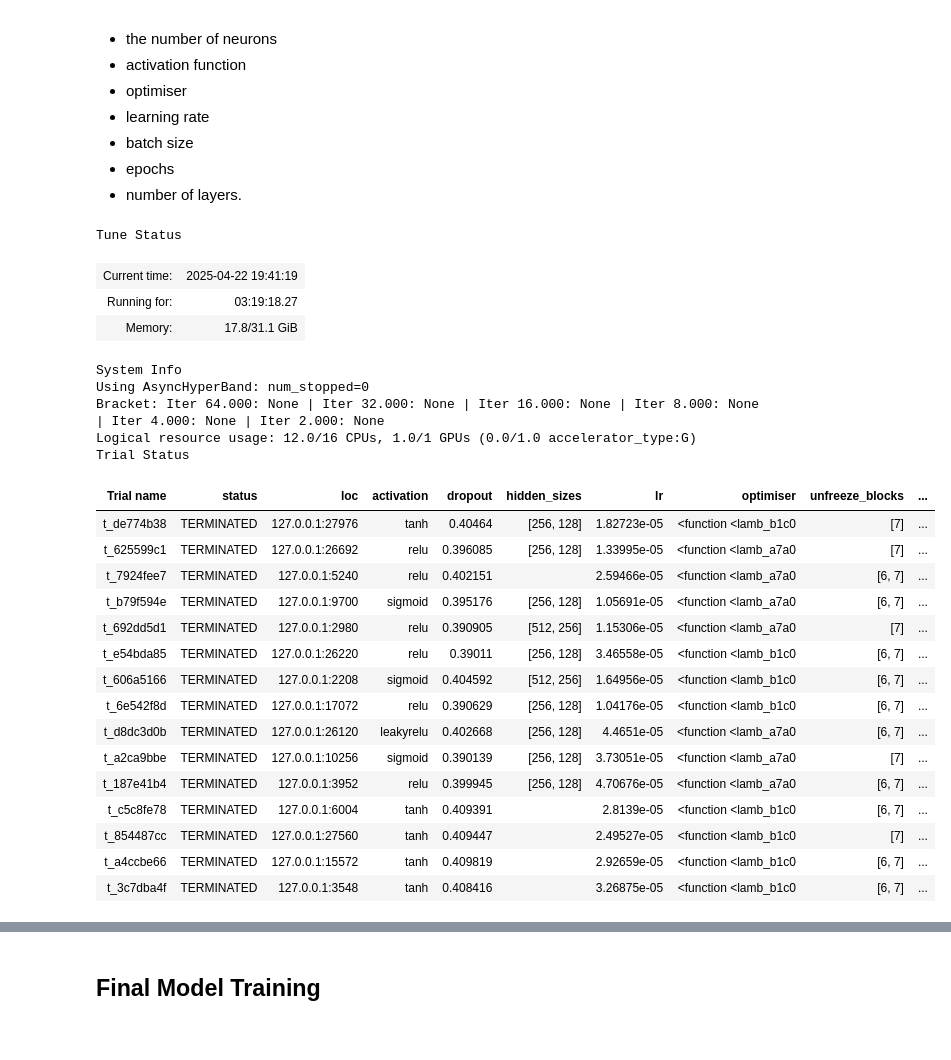
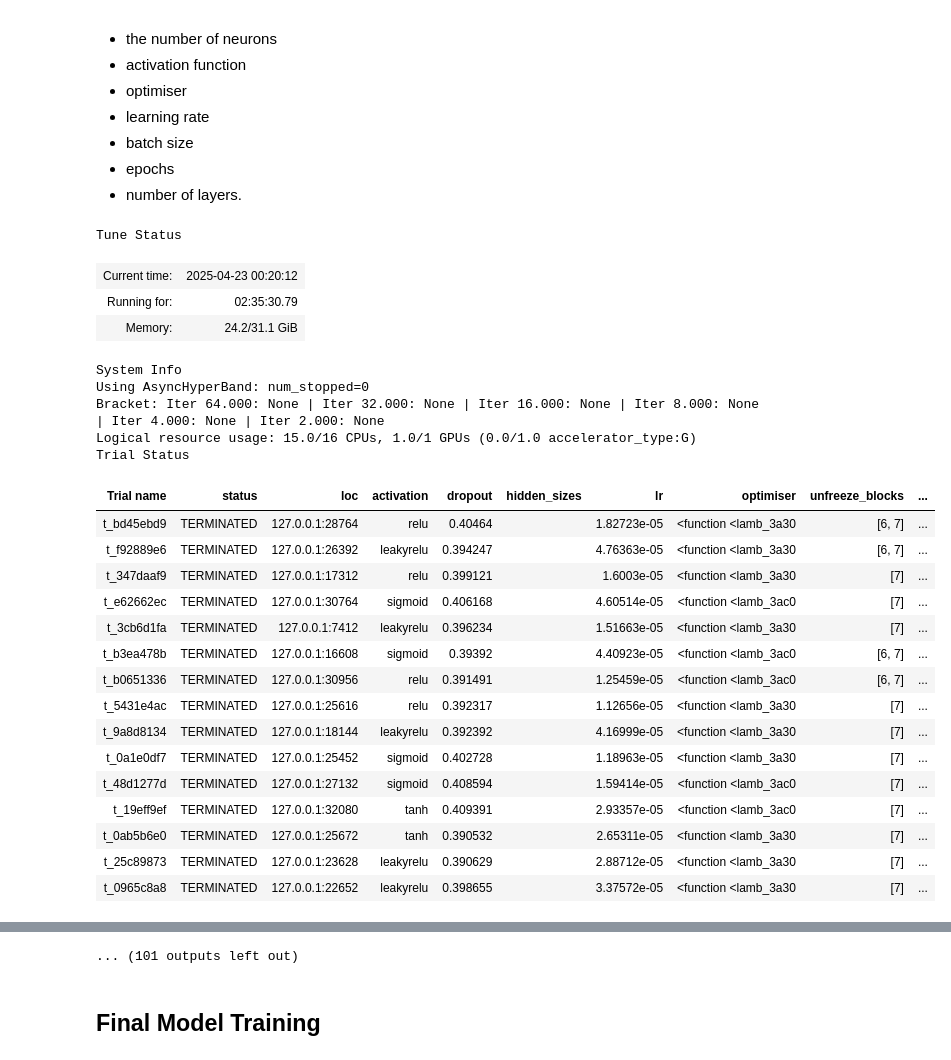
Before and after one commit to Shockbob17/DogEmotionADL, a Jupyter notebook: notebooks/ENSESwin.ipynb, the cells around one changed output, grey strips where cells are left out. Drawn from its saved outputs; the diff is of its cells as text; code cells hidden in the pictures.

```diff
--- a/notebooks/ENSESwin.ipynb
+++ b/notebooks/ENSESwin.ipynb
@@ -506,7 +507,7 @@ config = {
     "lr": tune.loguniform(1e-5, 5e-5),
     "weight_decay": tune.loguniform(1e-5, 2e-5),
     "dropout": tune.uniform(0.39, 0.41),
-    "hidden_sizes": tune.choice([[256, 128], [512, 256], None]),
+    "hidden_sizes": tune.choice([None]),
     "activation": tune.choice(["relu", "tanh", "sigmoid", "leakyrelu"]), #Removed gelu
     "unfreeze_blocks": tune.choice([[6, 7], [7]]),
     "num_epochs": 10,
@@ -527,51 +528,51 @@ def trial_name_creator(trial):
 
 # tuner object
 tuner = tune.Tuner(
-    tune.with_resources(train_model, {"cpu": 12, "gpu": 1}), #NOTE:specify based on the device u using because by default it uses all, i.e if u have 4 cpus; it does 4 concurrent trials
+    tune.with_resources(train_model, {"cpu": 15, "gpu": 1}), #NOTE:specify based on the device u using because by default it uses all, i.e if u have 4 cpus; it does 4 concurrent trials
     tune_config=tune.TuneConfig(
         scheduler=asha_scheduler,
         search_alg=optuna_search,
         num_samples=15,  # number of trials to run
         trial_dirname_creator=trial_dirname_creator,
         trial_name_creator=trial_name_creator,
     ),
     run_config=tune.RunConfig(
         name=model_name,
         storage_path=F"C:/ray_results/{model_name}", #NOTE: not required for macos
         log_to_file=True,
         verbose=1),
     param_space=config,
 )
 
 results = tuner.fit()
 print("Best config:", results.get_best_result(metric="loss", mode="min", filter_nan_and_inf=False).config)
 
 # Extracting the best config from the training from above
 best_config = results.get_best_result(metric="loss", mode="min").config
 print("Full best config:", best_config)
 # %% [output]
 Tune Status
-| Current time: | 2025-04-22 19:41:19 |
-| Running for: | 03:19:18.27 |
-| Memory: | 17.8/31.1 GiB |
+| Current time: | 2025-04-23 00:20:12 |
+| Running for: | 02:35:30.79 |
+| Memory: | 24.2/31.1 GiB |
 System Info
 Using AsyncHyperBand: num_stopped=0
 Bracket: Iter 64.000: None | Iter 32.000: None | Iter 16.000: None | Iter 8.000: None | Iter 4.000: None | Iter 2.000: None
-Logical resource usage: 12.0/16 CPUs, 1.0/1 GPUs (0.0/1.0 accelerator_type:G)
+Logical resource usage: 15.0/16 CPUs, 1.0/1 GPUs (0.0/1.0 accelerator_type:G)
 Trial Status
 | Trial name | status | loc | activation | dropout | hidden_sizes | lr | optimiser | unfreeze_blocks | ... |
-| t_de774b38 | TERMINATED | 127.0.0.1:27976 | tanh | 0.40464 | [256, 128] | 1.82723e-05 | <function <lamb_b1c0 | [7] | ... |
-| t_625599c1 | TERMINATED | 127.0.0.1:26692 | relu | 0.396085 | [256, 128] | 1.33995e-05 | <function <lamb_a7a0 | [7] | ... |
-| t_7924fee7 | TERMINATED | 127.0.0.1:5240 | relu | 0.402151 |  | 2.59466e-05 | <function <lamb_a7a0 | [6, 7] | ... |
-| t_b79f594e | TERMINATED | 127.0.0.1:9700 | sigmoid | 0.395176 | [256, 128] | 1.05691e-05 | <function <lamb_a7a0 | [6, 7] | ... |
-| t_692dd5d1 | TERMINATED | 127.0.0.1:2980 | relu | 0.390905 | [512, 256] | 1.15306e-05 | <function <lamb_a7a0 | [7] | ... |
-| t_e54bda85 | TERMINATED | 127.0.0.1:26220 | relu | 0.39011 | [256, 128] | 3.46558e-05 | <function <lamb_b1c0 | [6, 7] | ... |
-| t_606a5166 | TERMINATED | 127.0.0.1:2208 | sigmoid | 0.404592 | [512, 256] | 1.64956e-05 | <function <lamb_b1c0 | [6, 7] | ... |
-| t_6e542f8d | TERMINATED | 127.0.0.1:17072 | relu | 0.390629 | [256, 128] | 1.04176e-05 | <function <lamb_b1c0 | [6, 7] | ... |
-| t_d8dc3d0b | TERMINATED | 127.0.0.1:26120 | leakyrelu | 0.402668 | [256, 128] | 4.4651e-05 | <function <lamb_a7a0 | [6, 7] | ... |
-| t_a2ca9bbe | TERMINATED | 127.0.0.1:10256 | sigmoid | 0.390139 | [256, 128] | 3.73051e-05 | <function <lamb_a7a0 | [7] | ... |
-| t_187e41b4 | TERMINATED | 127.0.0.1:3952 | relu | 0.399945 | [256, 128] | 4.70676e-05 | <function <lamb_a7a0 | [6, 7] | ... |
-| t_c5c8fe78 | TERMINATED | 127.0.0.1:6004 | tanh | 0.409391 |  | 2.8139e-05 | <function <lamb_b1c0 | [6, 7] | ... |
-| t_854487cc | TERMINATED | 127.0.0.1:27560 | tanh | 0.409447 |  | 2.49527e-05 | <function <lamb_b1c0 | [7] | ... |
-| t_a4ccbe66 | TERMINATED | 127.0.0.1:15572 | tanh | 0.409819 |  | 2.92659e-05 | <function <lamb_b1c0 | [6, 7] | ... |
-| t_3c7dba4f | TERMINATED | 127.0.0.1:3548 | tanh | 0.408416 |  | 3.26875e-05 | <function <lamb_b1c0 | [6, 7] | ... |
+| t_bd45ebd9 | TERMINATED | 127.0.0.1:28764 | relu | 0.40464 |  | 1.82723e-05 | <function <lamb_3a30 | [6, 7] | ... |
+| t_f92889e6 | TERMINATED | 127.0.0.1:26392 | leakyrelu | 0.394247 |  | 4.76363e-05 | <function <lamb_3a30 | [6, 7] | ... |
+| t_347daaf9 | TERMINATED | 127.0.0.1:17312 | relu | 0.399121 |  | 1.6003e-05 | <function <lamb_3a30 | [7] | ... |
+| t_e62662ec | TERMINATED | 127.0.0.1:30764 | sigmoid | 0.406168 |  | 4.60514e-05 | <function <lamb_3ac0 | [7] | ... |
+| t_3cb6d1fa | TERMINATED | 127.0.0.1:7412 | leakyrelu | 0.396234 |  | 1.51663e-05 | <function <lamb_3a30 | [7] | ... |
+| t_b3ea478b | TERMINATED | 127.0.0.1:16608 | sigmoid | 0.39392 |  | 4.40923e-05 | <function <lamb_3ac0 | [6, 7] | ... |
+| t_b0651336 | TERMINATED | 127.0.0.1:30956 | relu | 0.391491 |  | 1.25459e-05 | <function <lamb_3ac0 | [6, 7] | ... |
+| t_5431e4ac | TERMINATED | 127.0.0.1:25616 | relu | 0.392317 |  | 1.12656e-05 | <function <lamb_3a30 | [7] | ... |
+| t_9a8d8134 | TERMINATED | 127.0.0.1:18144 | leakyrelu | 0.392392 |  | 4.16999e-05 | <function <lamb_3a30 | [7] | ... |
+| t_0a1e0df7 | TERMINATED | 127.0.0.1:25452 | sigmoid | 0.402728 |  | 1.18963e-05 | <function <lamb_3a30 | [7] | ... |
+| t_48d1277d | TERMINATED | 127.0.0.1:27132 | sigmoid | 0.408594 |  | 1.59414e-05 | <function <lamb_3ac0 | [7] | ... |
+| t_19eff9ef | TERMINATED | 127.0.0.1:32080 | tanh | 0.409391 |  | 2.93357e-05 | <function <lamb_3ac0 | [7] | ... |
+| t_0ab5b6e0 | TERMINATED | 127.0.0.1:25672 | tanh | 0.390532 |  | 2.65311e-05 | <function <lamb_3a30 | [7] | ... |
+| t_25c89873 | TERMINATED | 127.0.0.1:23628 | leakyrelu | 0.390629 |  | 2.88712e-05 | <function <lamb_3a30 | [7] | ... |
+| t_0965c8a8 | TERMINATED | 127.0.0.1:22652 | leakyrelu | 0.398655 |  | 3.37572e-05 | <function <lamb_3a30 | [7] | ... |
@@ -597,3 +594,4 @@ Full best config: {'lr': 3.4655800089534934e-05, 'weight_decay': 1.1476762138012
+... (101 outputs left out)
 # %% [markdown]
 ## Final Model Training
 # %%
```
Also changed, not shown: parts of 7 cells of this notebook, 3 other files.
